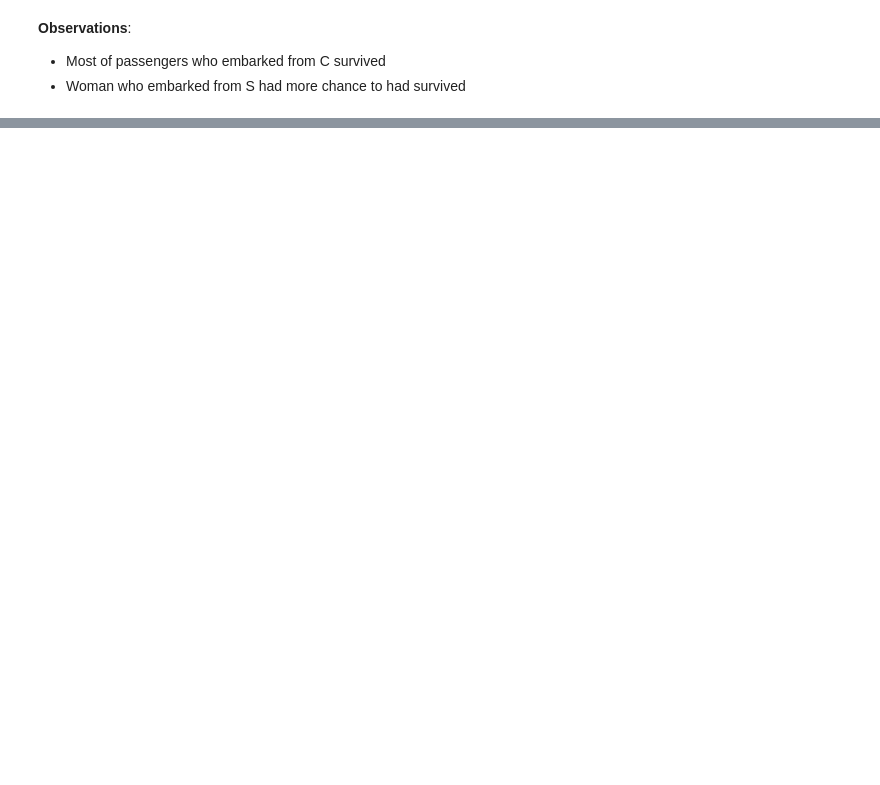
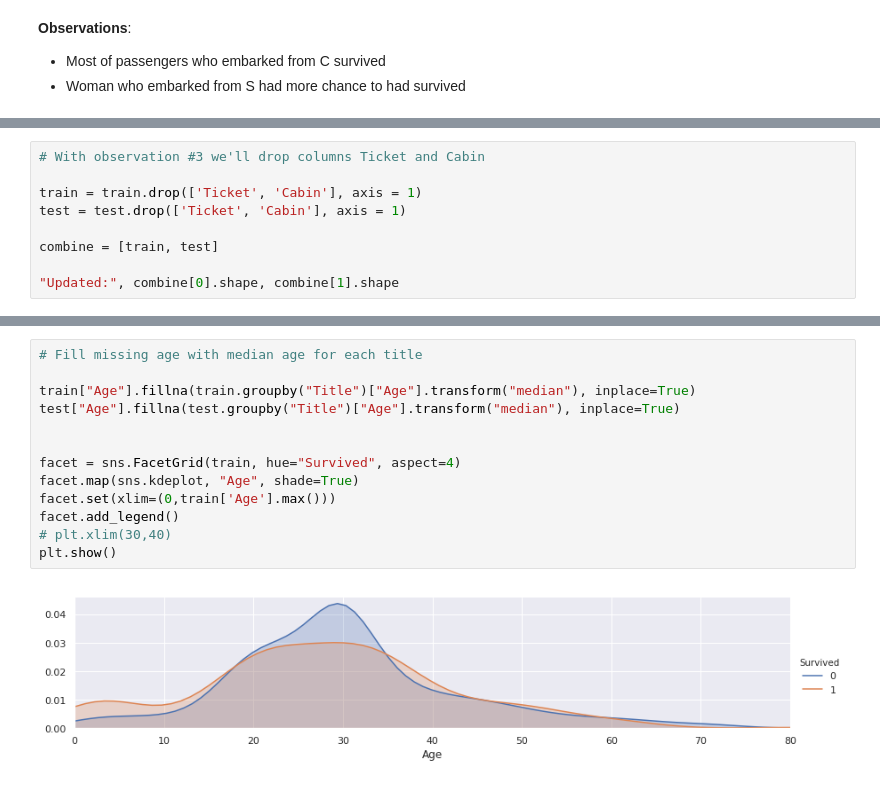
Before and after one commit to naiieandrade/titanic, a Jupyter notebook: titanic-solution.ipynb, the cells around one changed output, grey strips where cells are left out. Cells and saved outputs as stored; diff of their text form; blank space fills up the shorter version.

```diff
--- a/titanic-solution.ipynb
+++ b/titanic-solution.ipynb
@@ -347,0 +352,9 @@ grid.add_legend()
+# %%
+# With observation #3 we'll drop columns Ticket and Cabin
+
+train = train.drop(['Ticket', 'Cabin'], axis = 1)
+test = test.drop(['Ticket', 'Cabin'], axis = 1)
+
+combine = [train, test]
+
+"Updated:", combine[0].shape, combine[1].shape
@@ -347,0 +421,15 @@ grid.add_legend()
+# %%
+# Fill missing age with median age for each title
+
+train["Age"].fillna(train.groupby("Title")["Age"].transform("median"), inplace=True)
+test["Age"].fillna(test.groupby("Title")["Age"].transform("median"), inplace=True)
+
+
+facet = sns.FacetGrid(train, hue="Survived", aspect=4)
+facet.map(sns.kdeplot, "Age", shade=True)
+facet.set(xlim=(0,train['Age'].max()))
+facet.add_legend()
+# plt.xlim(30,40)
+plt.show()
+# %% [output]
+[figure, added]
```
Also changed, not shown: parts of 29 cells of this notebook.
